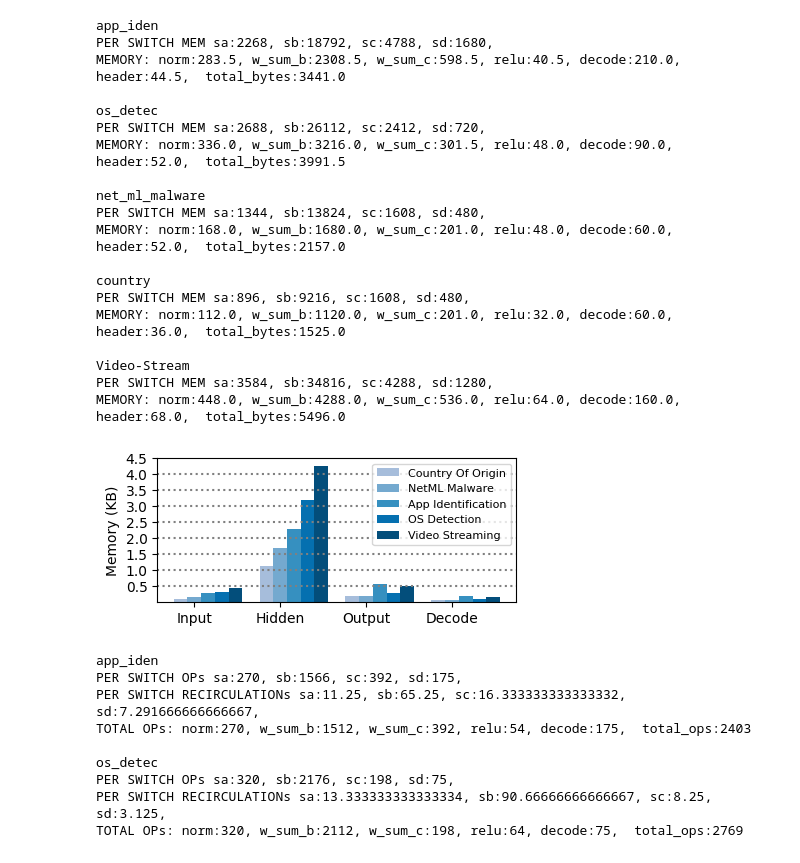
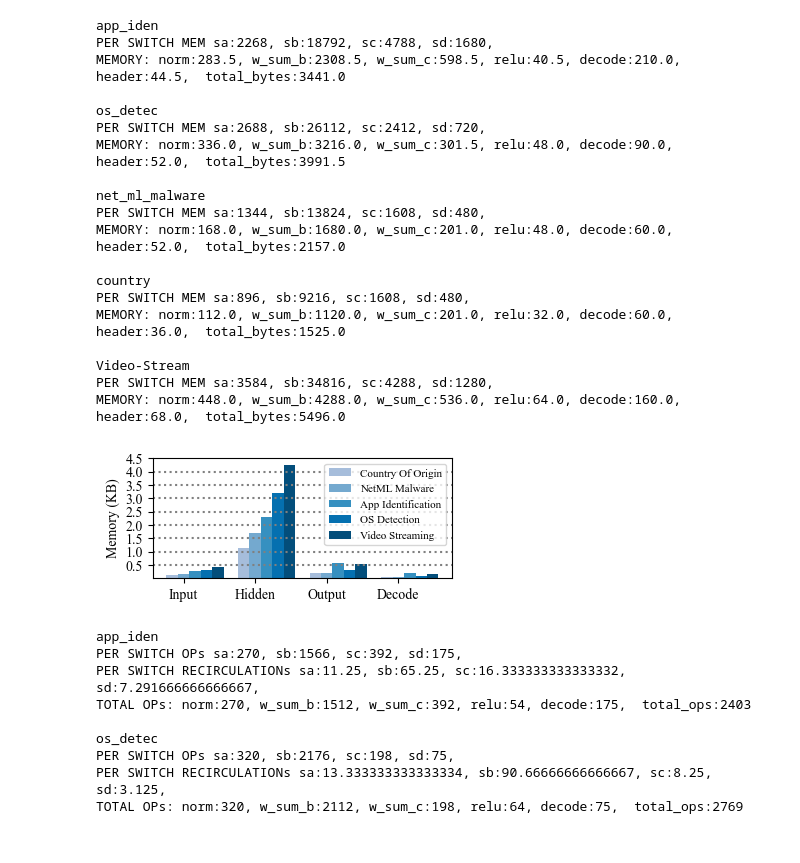
Before and after one commit to VicenteLessa/NeuralP4, a Jupyter notebook: python-notebooks/NN-P4-V2-cost-assesment.ipynb, the cells around one changed output. Saved outputs shown, nothing was run; the diff lists cells and outputs as text; code cells hidden in the pictures.

```diff
--- a/python-notebooks/NN-P4-V2-cost-assesment.ipynb
+++ b/python-notebooks/NN-P4-V2-cost-assesment.ipynb
@@ -1,8 +1,16 @@
 # %%
 import matplotlib.pyplot as plt
+from matplotlib import rcParams
 from datetime import datetime
 import numpy as np
 import os
+rcParams['font.family'] = 'Times New Roman'
+# rcParams['font.size'] = 8
+# rcParams['axes.titlesize'] = 8
+# rcParams['axes.labelsize'] = 8
+# rcParams['legend.fontsize'] = 8
+# rcParams['xtick.labelsize'] = 8
+# rcParams['ytick.labelsize'] = 8
 # %%
 #Use case
 def mem_calc(na,nb,nc,int,frac):
@@ -28,19 +36,19 @@ def mem_calc(na,nb,nc,int,frac):
     return(sa_mem/(8*1024), sb_mem/(8*1024), sc_mem/(8*1024), sd_mem/(8*1024))
 # %%
 print("app_iden")
-sa_mem_1, sb_mem_1, sc_mem_1, sd_mem_1 = mem_calc(27,27,7)
+sa_mem_1, sb_mem_1, sc_mem_1, sd_mem_1 = mem_calc(27,27,7,8,8)
 
 print("\nos_detec")
-sa_mem_2, sb_mem_2, sc_mem_2, sd_mem_2  = mem_calc(32,32,3)
+sa_mem_2, sb_mem_2, sc_mem_2, sd_mem_2  = mem_calc(32,32,3,8,8)
 
 print("\nnet_ml_malware")
-sa_mem_3, sb_mem_3, sc_mem_3, sd_mem_3  = mem_calc(16,32,2)
+sa_mem_3, sb_mem_3, sc_mem_3, sd_mem_3  = mem_calc(16,32,2,8,8)
 
 print("\ncountry")
-sa_mem_4, sb_mem_4, sc_mem_4, sd_mem_4  = mem_calc(16,32,3)
+sa_mem_4, sb_mem_4, sc_mem_4, sd_mem_4  = mem_calc(16,32,3,8,8)
 
 print("\nVideo-Stream")
-sa_mem_5, sb_mem_5, sc_mem_5, sd_mem_5  = mem_calc(32,32,4)
+sa_mem_5, sb_mem_5, sc_mem_5, sd_mem_5  = mem_calc(32,32,4,8,8)
 
 switches = ("Input", "Hidden", "Output", "Decode")
 y_value = { #OPs
@@ -80,7 +88,7 @@ for i in y:
 
 now = datetime.now()
 dt_string = now.strftime("%d-%m-%Y-%H-%M-%S")
-plt.savefig(f"../graphs/mem-costs-{dt_string}.pdf")
+plt.savefig(f"../graphs/mem-costs-{dt_string}.pdf", dpi=300, bbox_inches='tight')
 plt.show()
 # %% [output]
 app_iden
@@ -116,7 +142,7 @@ x = np.arange(len(switches))  # the label locations
 width = 0.16  # the width of the bars
 multiplier = -1
 
-fig, ax = plt.subplots(figsize=(4.2, 1.8), ) #layout='constrained' #default size = [6.4, 4.8]
+fig, ax = plt.subplots(figsize=(3.5, 1.5), ) #layout='constrained' #default size = [6.4, 4.8]
 
 
 # for attribute, measurement in y_value.items():
@@ -149,35 +175,35 @@ y=np.arange(0.5,5,0.5)
 ax.set_yticks(y)
 y=np.arange(0.5,4.5,0.5)
 for i in y:
   ax.axhline(i, color="grey", linestyle=":")
 
 plt.subplots_adjust(bottom=0.15, top=0.95, right = 0.98)
 
 now = datetime.now()
 dt_string = now.strftime("%d-%m-%Y-%H-%M-%S")
-plt.savefig(f"../graphs/mem-costs-{dt_string}.pdf")
+plt.savefig(f"../graphs/mem-costs-{dt_string}.pdf", dpi=300, bbox_inches='tight')
 plt.show()
 # %% [output]
 app_iden
 PER SWITCH MEM sa:2268, sb:18792, sc:4788, sd:1680,
 MEMORY: norm:283.5, w_sum_b:2308.5, w_sum_c:598.5, relu:40.5, decode:210.0, header:44.5,  total_bytes:3441.0
 
 os_detec
 PER SWITCH MEM sa:2688, sb:26112, sc:2412, sd:720,
 MEMORY: norm:336.0, w_sum_b:3216.0, w_sum_c:301.5, relu:48.0, decode:90.0, header:52.0,  total_bytes:3991.5
 
 net_ml_malware
 PER SWITCH MEM sa:1344, sb:13824, sc:1608, sd:480,
 MEMORY: norm:168.0, w_sum_b:1680.0, w_sum_c:201.0, relu:48.0, decode:60.0, header:52.0,  total_bytes:2157.0
 
 country
 PER SWITCH MEM sa:896, sb:9216, sc:1608, sd:480,
 MEMORY: norm:112.0, w_sum_b:1120.0, w_sum_c:201.0, relu:32.0, decode:60.0, header:36.0,  total_bytes:1525.0
 
 Video-Stream
 PER SWITCH MEM sa:3584, sb:34816, sc:4288, sd:1280,
 MEMORY: norm:448.0, w_sum_b:4288.0, w_sum_c:536.0, relu:64.0, decode:160.0, header:68.0,  total_bytes:5496.0
-[figure, old version]
+[figure, new version]
 # %%
 def op_calc(na,nb,nc):
     n_max = max(na,nb,nc)
```
Also changed, not shown: parts of 7 cells of this notebook, 33 other files.
